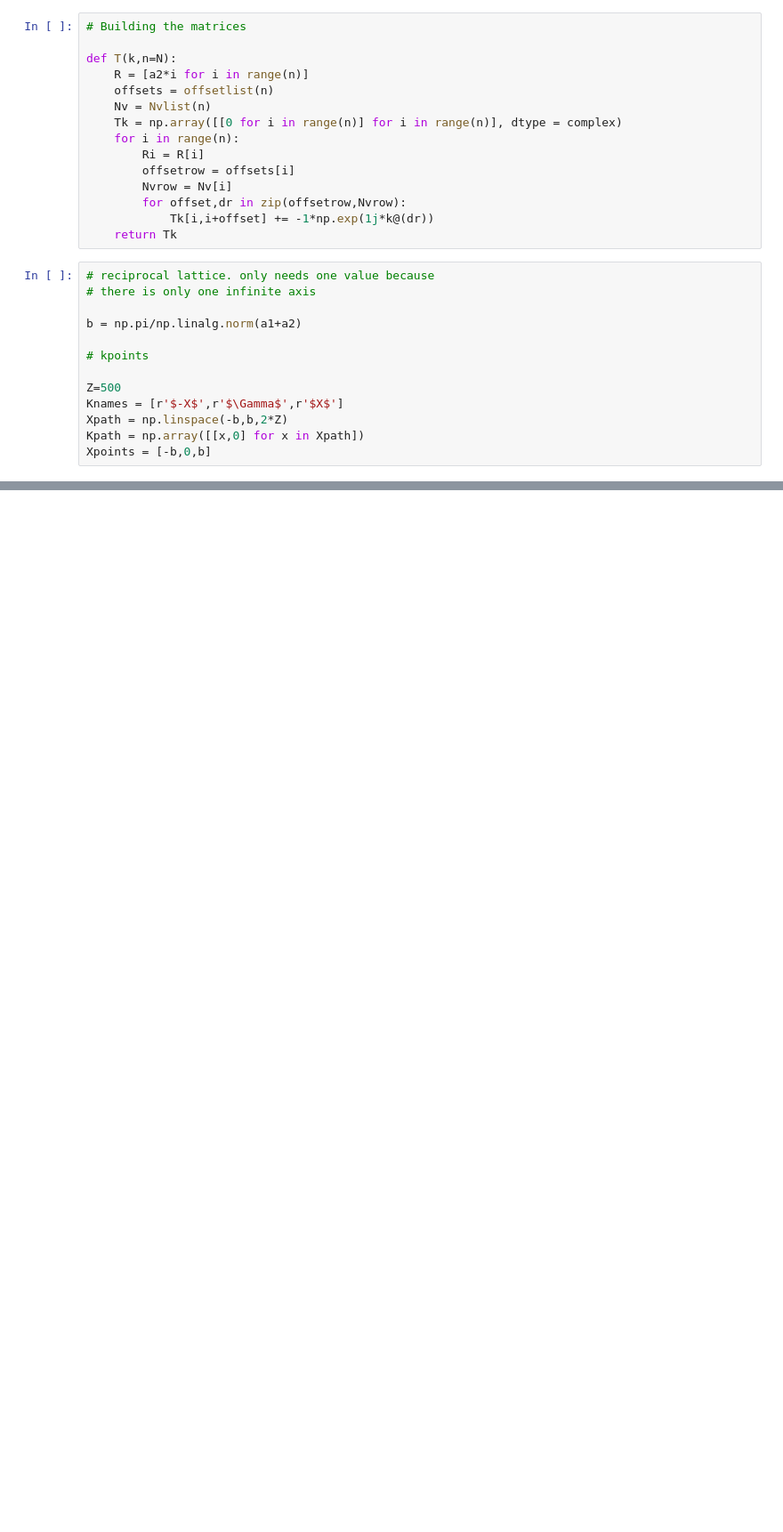
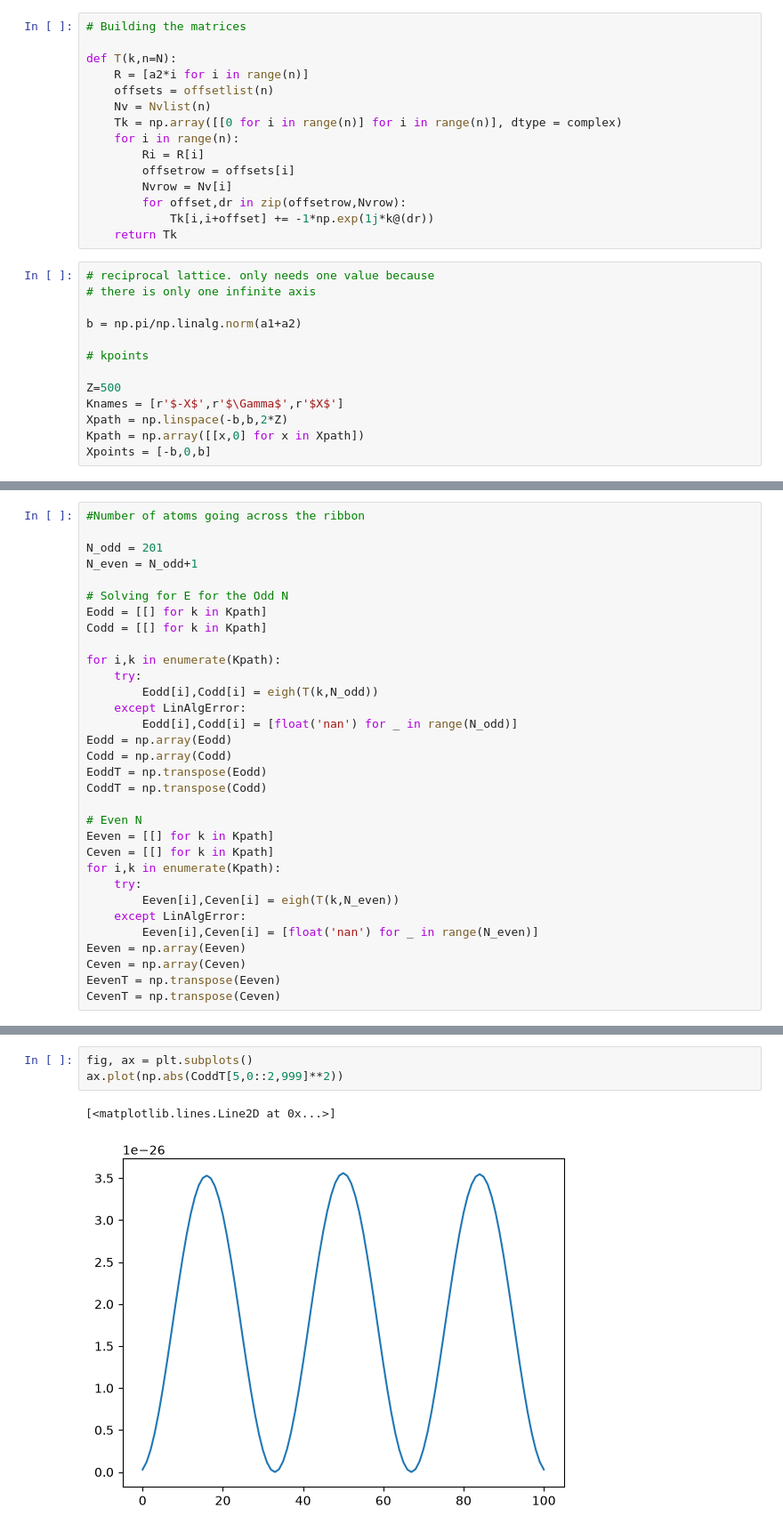
Before and after one commit to louscher-hunter/AdvSS-HW3, a Jupyter notebook: hw3.ipynb, the cells around one changed output, grey strips where cells are left out. Shown at 89% size. Drawn from its saved outputs; the diff is of its cells as text; blank space fills up the shorter version.

```diff
--- a/hw3.ipynb
+++ b/hw3.ipynb
@@ -120,0 +126,32 @@ fig.supxlabel('Crystal Momentum');
+# %%
+#Number of atoms going across the ribbon
+
+N_odd = 201
+N_even = N_odd+1
+
+# Solving for E for the Odd N
+Eodd = [[] for k in Kpath]
+Codd = [[] for k in Kpath]
+
+for i,k in enumerate(Kpath):
+    try:
+        Eodd[i],Codd[i] = eigh(T(k,N_odd))
+    except LinAlgError:
+        Eodd[i],Codd[i] = [float('nan') for _ in range(N_odd)]
+Eodd = np.array(Eodd)
+Codd = np.array(Codd)
+EoddT = np.transpose(Eodd)
+CoddT = np.transpose(Codd)
+
+# Even N
+Eeven = [[] for k in Kpath]
+Ceven = [[] for k in Kpath]
+for i,k in enumerate(Kpath):
+    try:
+        Eeven[i],Ceven[i] = eigh(T(k,N_even))
+    except LinAlgError:
+        Eeven[i],Ceven[i] = [float('nan') for _ in range(N_even)]
+Eeven = np.array(Eeven)
+Ceven = np.array(Ceven)
+EevenT = np.transpose(Eeven)
+CevenT = np.transpose(Ceven)
@@ -120,0 +197,6 @@ fig.supxlabel('Crystal Momentum');
+# %%
+fig, ax = plt.subplots()
+ax.plot(np.abs(CoddT[5,0::2,999]**2))
+# %% [output]
+[<matplotlib.lines.Line2D at 0x...>]
+[figure, added]
```
Also changed, not shown: parts of 9 cells of this notebook, 2 other files.
